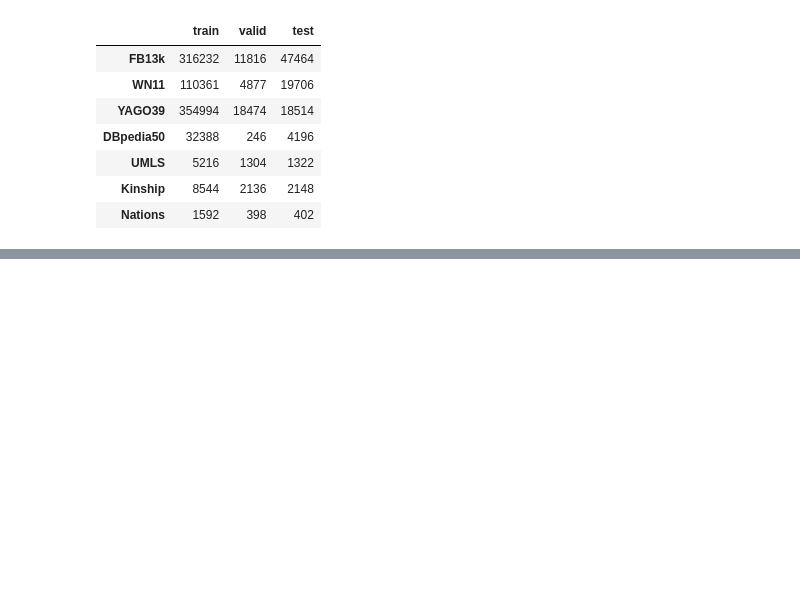
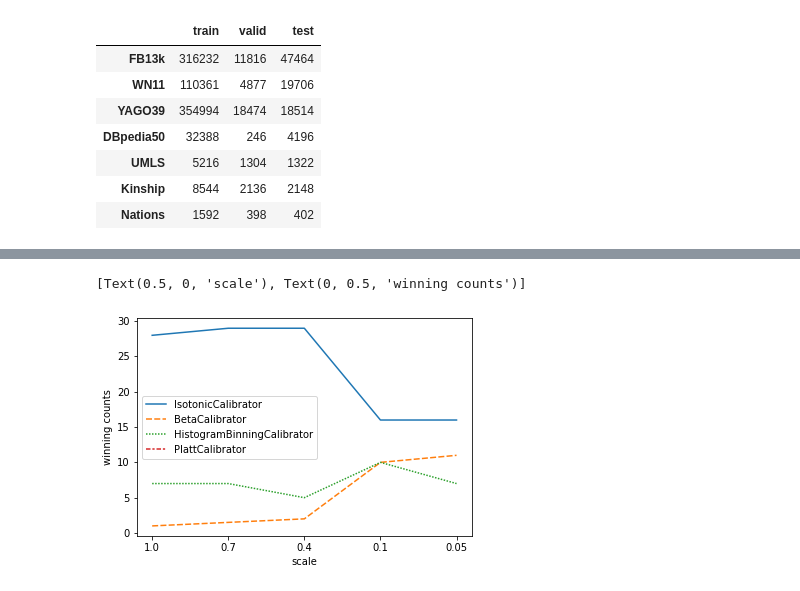
Before and after one commit to TREAT-UOE/kgcal, a Jupyter notebook: notebooks/exp2.ipynb, the cells around one changed output, grey strips where cells are left out. Drawn from its saved outputs; the diff is of its cells as text; code cells hidden in the pictures; blank space fills up the shorter version.

```diff
--- a/notebooks/exp2.ipynb
+++ b/notebooks/exp2.ipynb
@@ -113,3 +86,0 @@ ks_error                             0.012714        0.017448  }}
-# %%
-# exp_res = exp.run_with_trained_kges()
-exp_res = _
@@ -132,0 +87,24 @@ exp_res.to_frame()
+# %%
+exp = Experiment(
+    cals=[cals.uncal, cals.platt, cals.isot, cals.histbin, cals.beta],
+    datasets=[ds.fb13, ds.wn18, ds.yago39],
+    kges=[kges.transE, kges.complEx, kges.distMult, kges.hoLE],
+    metrics=[brier_score, negative_log_loss, ks_error]
+)
+
+exp.load_trained_kges('../saved_models/')
+
+exp_reses = []
+
+for i in (1.0, 0.7, 0.4, 0.1, 0.05):
+    new_fb = shrink_valid(ds.fb13, perc=i)
+    new_wn = shrink_valid(ds.wn18, perc=i)
+    new_yg = shrink_valid(ds.yago39, perc=i)
+
+    exp.datasets = [new_fb, new_wn, new_yg]
+
+    exp_res = exp.run_with_trained_kges()
+    # exp_res = exp.run()
+    # exp.save_trained_kges(f'../saved_models/shrink-{i}/')
+    exp_reses.append(exp_res)
+    # newdf = exp_res.to_frame().pivot_table(values='ExpRes', index=['dataset', 'kge', 'metric'], columns=['cal'])
@@ -133,2 +129,5 @@ exp_res.to_frame()
 # %%
-newdf = exp_res.to_frame().pivot_table(values='ExpRes', index=['dataset', 'kge', 'metric'], columns=['cal'])
+def res_pivot(exp_res: ExperimentResult) -> pd.DataFrame:
+    newdf = exp_res.to_frame().pivot_table(values='ExpRes', index=['dataset', 'kge', 'metric'], columns=['cal'])
+    newdf['avg_excl_uncal'] = newdf.loc[:, newdf.columns != 'UncalCalibrator'].mean(axis=1)
+    return newdf
@@ -162,0 +134,7 @@ new_wn.stats
+# %%
+lst_counts = []
+for res in exp_reses:
+    counts = res_pivot(res).idxmin(axis=1).value_counts()
+    lst_counts.append(counts)
+various_counts = pd.DataFrame(lst_counts,  columns=counts.index, index=('1.0', '0.7', '0.4', '0.1', '0.05'))
+various_counts
@@ -162,0 +148,7 @@ new_wn.stats
+# %%
+import seaborn as sns
+ax = sns.lineplot(data=various_counts, sort=False)
+ax.set(xlabel='scale', ylabel='winning counts')
+# %% [output]
+[Text(0.5, 0, 'scale'), Text(0, 0.5, 'winning counts')]
+[figure, added]
```
Also changed, not shown: parts of 14 cells of this notebook, 1 other file.
